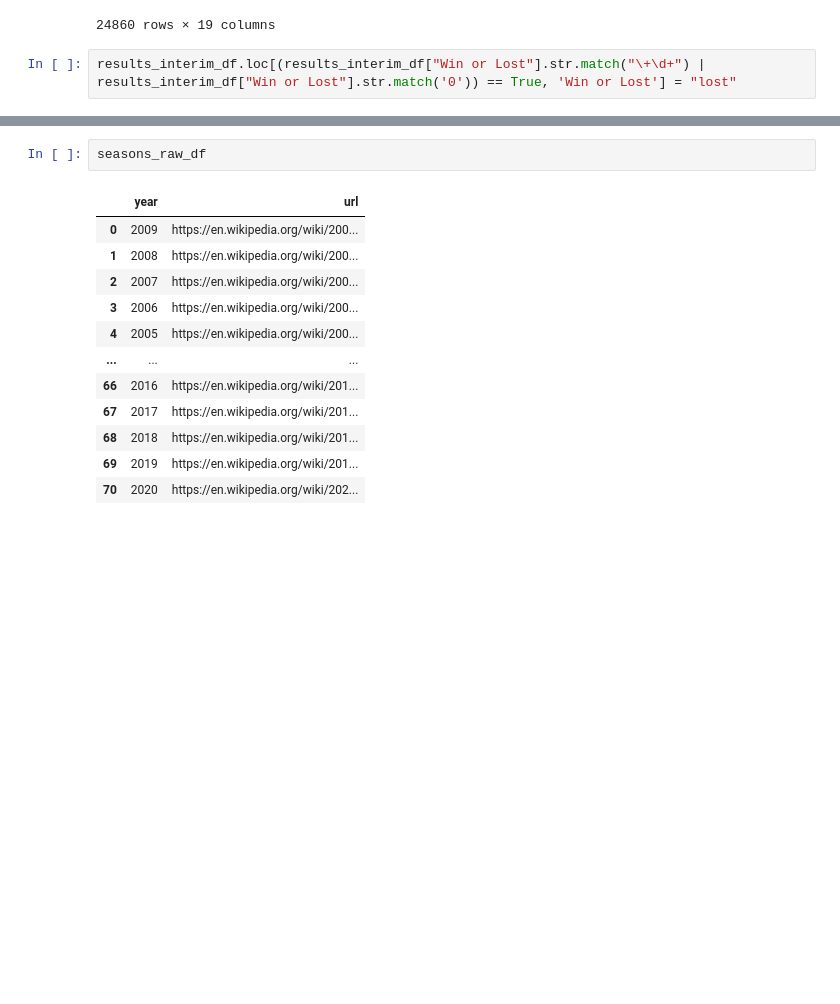
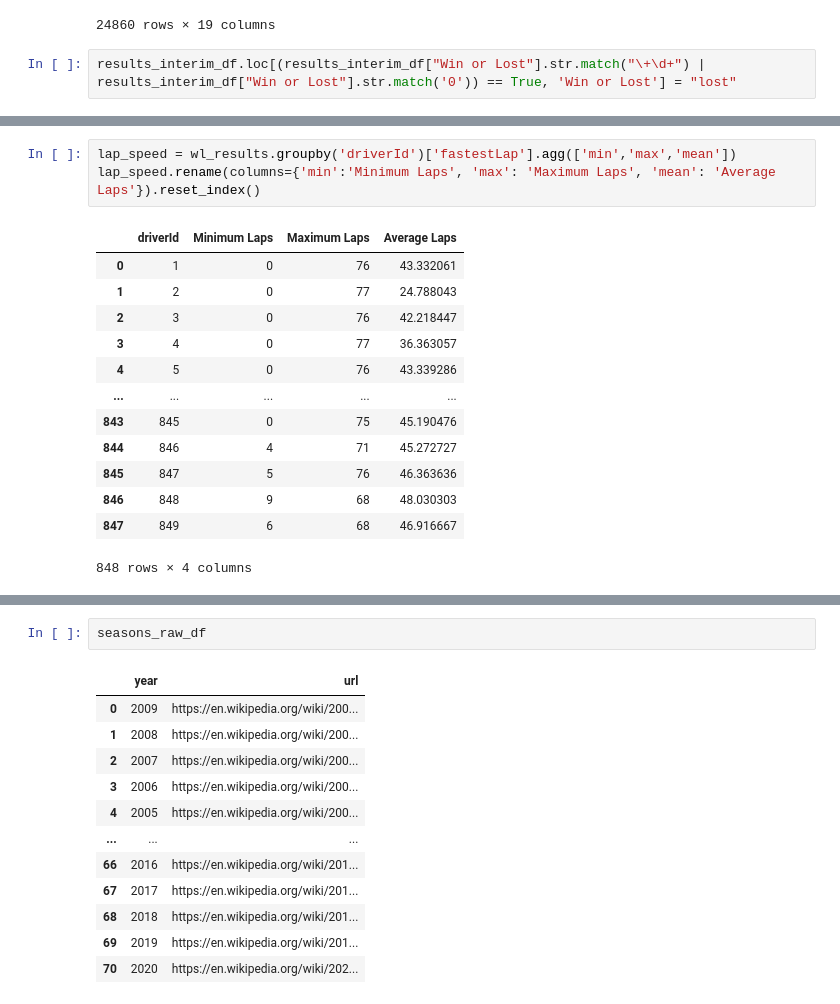
Before and after one commit to Vincent-glitch/ML-Project, a Jupyter notebook: notebooks/formula_etl.ipynb, the cells around one changed output, grey strips where cells are left out. Drawn from its saved outputs; the diff is of its cells as text; blank space fills up the shorter version.

```diff
--- a/notebooks/formula_etl.ipynb
+++ b/notebooks/formula_etl.ipynb
@@ -455,0 +493,17 @@ wl_results
+# %%
+lap_speed = wl_results.groupby('driverId')['fastestLap'].agg(['min','max','mean'])
+lap_speed.rename(columns={'min':'Minimum Laps', 'max': 'Maximum Laps', 'mean': 'Average Laps'}).reset_index()
+# %% [output]
+|  | driverId | Minimum Laps | Maximum Laps | Average Laps |
+| 0 | 1 | 0 | 76 | 43.332061 |
+| 1 | 2 | 0 | 77 | 24.788043 |
+| 2 | 3 | 0 | 76 | 42.218447 |
+| 3 | 4 | 0 | 77 | 36.363057 |
+| 4 | 5 | 0 | 76 | 43.339286 |
+| ... | ... | ... | ... | ... |
+| 843 | 845 | 0 | 75 | 45.190476 |
+| 844 | 846 | 4 | 71 | 45.272727 |
+| 845 | 847 | 5 | 76 | 46.363636 |
+| 846 | 848 | 9 | 68 | 48.030303 |
+| 847 | 849 | 6 | 68 | 46.916667 |
+848 rows × 4 columns
```
Also changed, not shown: parts of 19 cells of this notebook, 53 other files.
